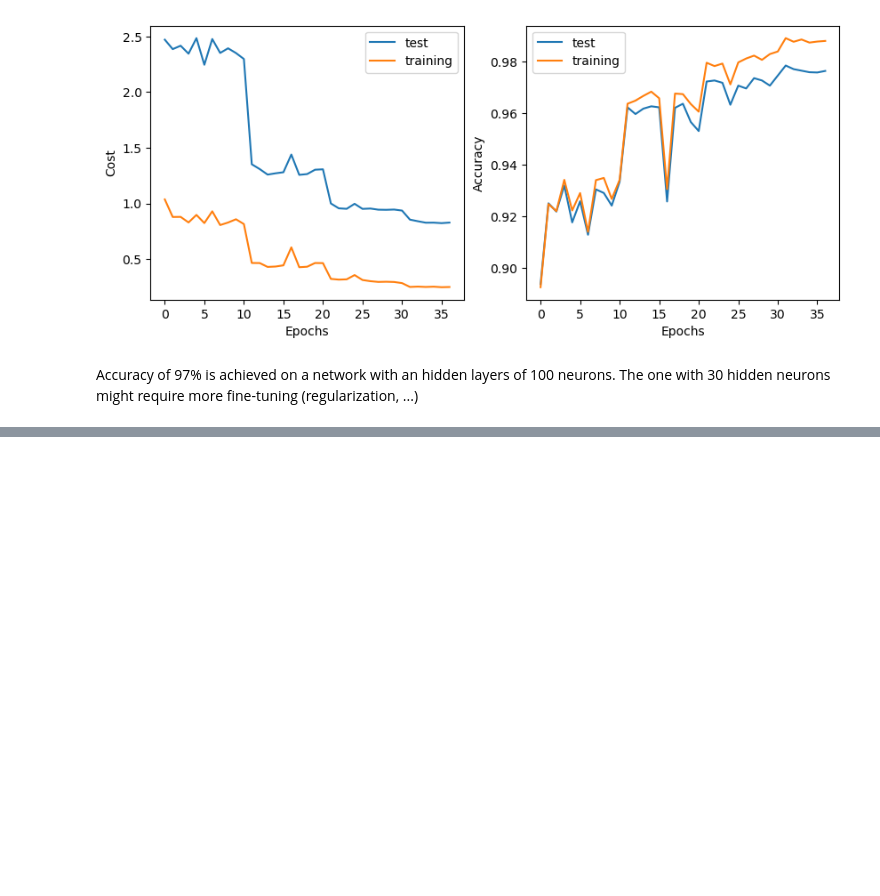
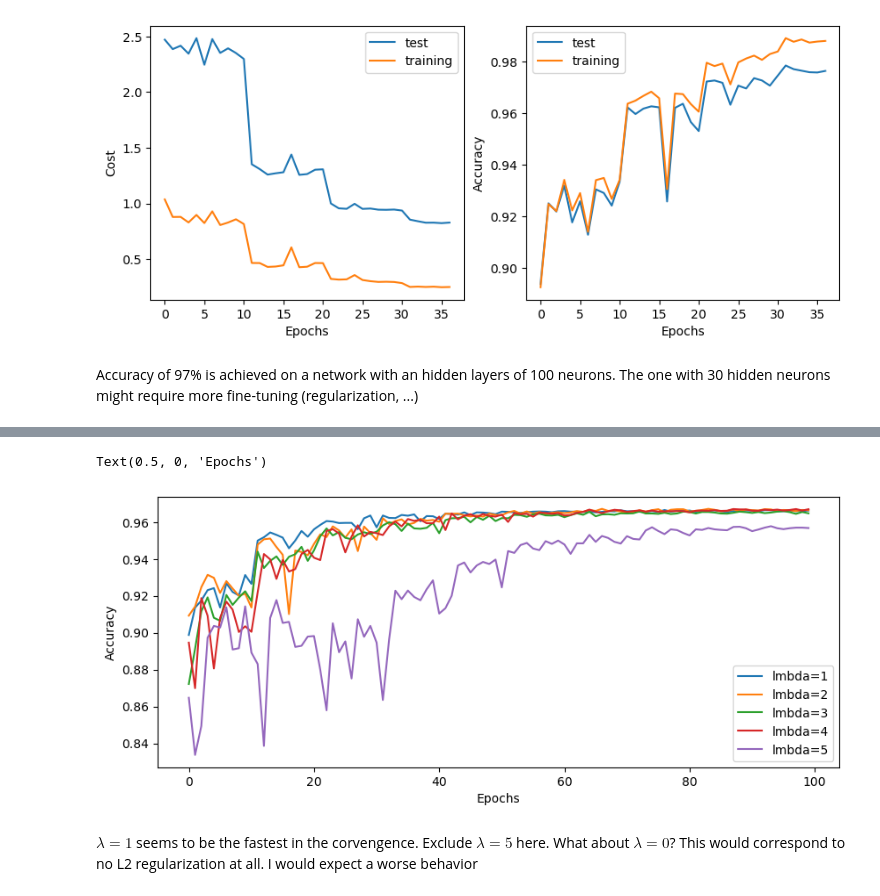
Before and after one commit to nfrancini/NN_MNIST_from_scratch, a Jupyter notebook: src/learn_MNIST.ipynb, the cells around one changed output, grey strips where cells are left out. Cells and saved outputs as stored; diff of their text form; code cells hidden in the pictures; blank space fills up the shorter version.

Commit message:
Added comment on regularization parameter choice

```diff
--- a/src/learn_MNIST.ipynb
+++ b/src/learn_MNIST.ipynb
@@ -465,0 +470,34 @@ Accuracy of 97% is achieved on a network with an hidden layers of 100 neurons. T
+# %%
+lmbda_list = [i for i in range(1,6)]
+val_cost_list = []
+val_acc_list = []
+train_cost_list = []
+train_acc_list = []
+# %%
+epochs = 100
+mini_batch_size = 10
+eta = 3
+LR_schedule = True
+LR_range = 10
+LR_threshold = 0.05
+LR_countmax = 7
+# %%
+bench_net_cross = bnet.Network([784, 30, 10], cost=bnet.CrossEntropyCost)
+
+for lmbd in lmbda_list:
+    val_cost, val_acc, train_cost, train_acc = bench_net_cross.SGD(
+        train_data,
+        epochs,
+        mini_batch_size,
+        eta,
+        lmbda=lmbd,
+        LR_schedule=LR_schedule,
+        LR_range=LR_range,
+        LR_threshold=LR_threshold,
+        LR_countmax=LR_countmax,
+        evaluation_data=test_data, monitor_training_cost=True, monitor_training_accuracy=True, monitor_evaluation_cost=True, monitor_evaluation_accuracy=True)
+    val_cost_list.append(val_cost)
+    val_acc_list.append(val_acc)
+    train_cost_list.append(train_cost)
+
+    train_acc_list.append(train_acc)
@@ -465,0 +522,16 @@ Accuracy of 97% is achieved on a network with an hidden layers of 100 neurons. T
+# %%
+fig=plt.figure(figsize=(10,4))
+ax=fig.add_subplot(111)
+
+for i in range(len(lmbda_list)):
+    val_acc_perc = [x/10000 for x in val_acc_list[i]]
+    ax.plot(val_acc_perc, label='lmbda={}'.format(lmbda_list[i]))
+
+ax.legend(loc='best')
+ax.set_ylabel('Accuracy')
+ax.set_xlabel('Epochs')
+# %% [output]
+Text(0.5, 0, 'Epochs')
+[figure, added]
+# %% [markdown]
+$\lambda=1$ seems to be the fastest in the corvengence. Exclude $\lambda=5$ here. What about $\lambda=0$? This would correspond to no L2 regularization at all. I would expect a worse behavior
```
Also changed, not shown: parts of 6 cells of this notebook, 1 other file.
